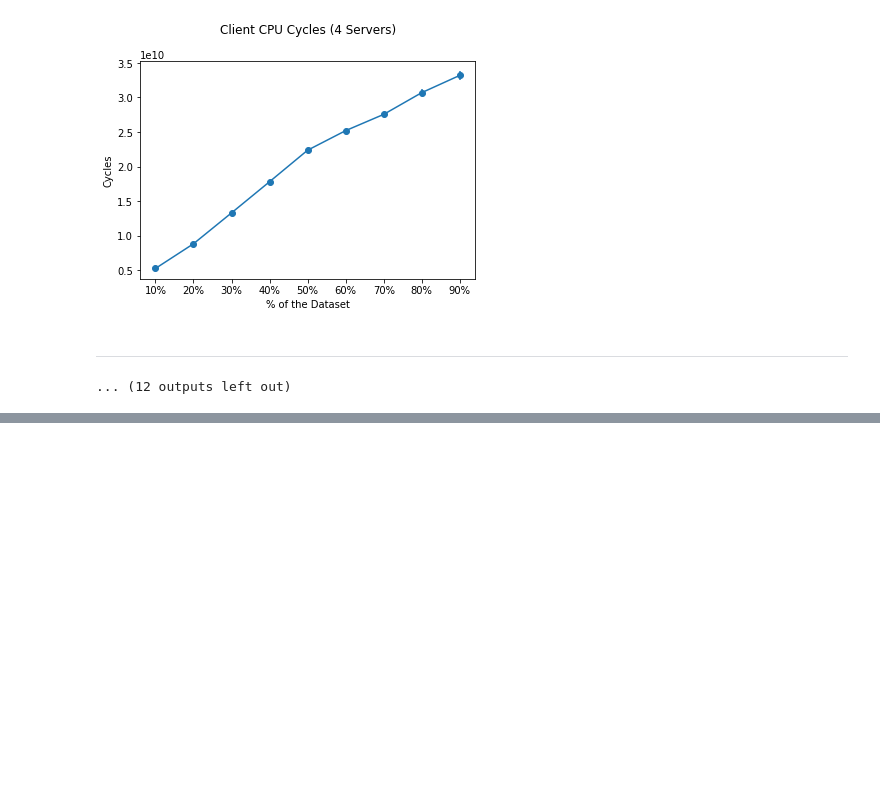
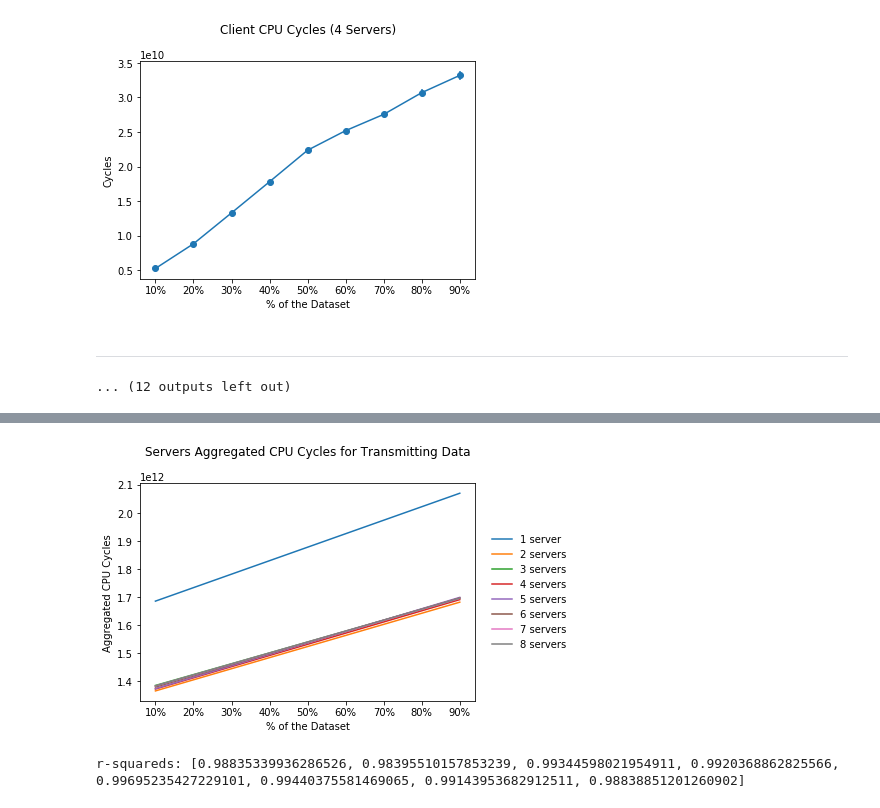
Before and after one commit to ljishen/EuCycles, a Jupyter notebook: analysis/notebooks/visualization_percentage_le_8servs.ipynb, the cells around one changed output, grey strips where cells are left out. Saved outputs shown, nothing was run; the diff lists cells and outputs as text; code cells hidden in the pictures; blank space fills up the shorter version.

```diff
--- a/analysis/notebooks/visualization_percentage_le_8servs.ipynb
+++ b/analysis/notebooks/visualization_percentage_le_8servs.ipynb
@@ -208,0 +232,40 @@ for num_servs in range(1, len(df.index) + 1):
+# %%
+from scipy.stats import linregress
+
+pstgs = np.arange(0.1, 1, 0.1)
+
+p1_args = []
+r_squareds = []
+
+for num_servs in range(1, len(df.index) + 1):
+    sum_cycle_avgs = []
+    for serv_idx in range(num_servs):
+            server_cycle_avgs = \
+                [df[size][num_servs]['cycles']['servers'][serv_idx]['avg'] for size in df.columns]
+            sum_cycle_avgs = np.sum([sum_cycle_avgs, server_cycle_avgs], axis=0)
+
+    slope, intercept, r_value, p_value, std_err = linregress(pstgs, sum_cycle_avgs)
+    r_squareds.append(r_value**2)
+    args = [slope, intercept]
+    p1_args.append(args)
+    p1 = np.poly1d(args)
+
+    plt.plot(pstgs, p1(pstgs), '-',
+             label=str(num_servs) + ' server' + ('s' if num_servs > 1 else ''))
+
+plt.legend(
+    loc=5,
+    bbox_to_anchor=(1.3, 0.5),
+    frameon=False)
+
+plt.ylabel('Aggregated CPU Cycles')
+plt.xlabel('% of the Dataset')
+plt.xticks(pstgs, [str(int(ps * 100)) + '%' for ps in pstgs])
+plt.title('Servers Aggregated CPU Cycles for Transmitting Data', y=1.1)
+
+plt.show()
+
+print('r-squareds: ' + repr(r_squareds))
+# %% [output]
+[figure, added]
+r-squareds: [0.98835339936286526, 0.98395510157853239, 0.99344598021954911, 0.9920368862825566, 0.99695235427229101, 0.99440375581469065, 0.99143953682912511, 0.98838851201260902]
```
Also changed, not shown: parts of 12 cells of this notebook.
